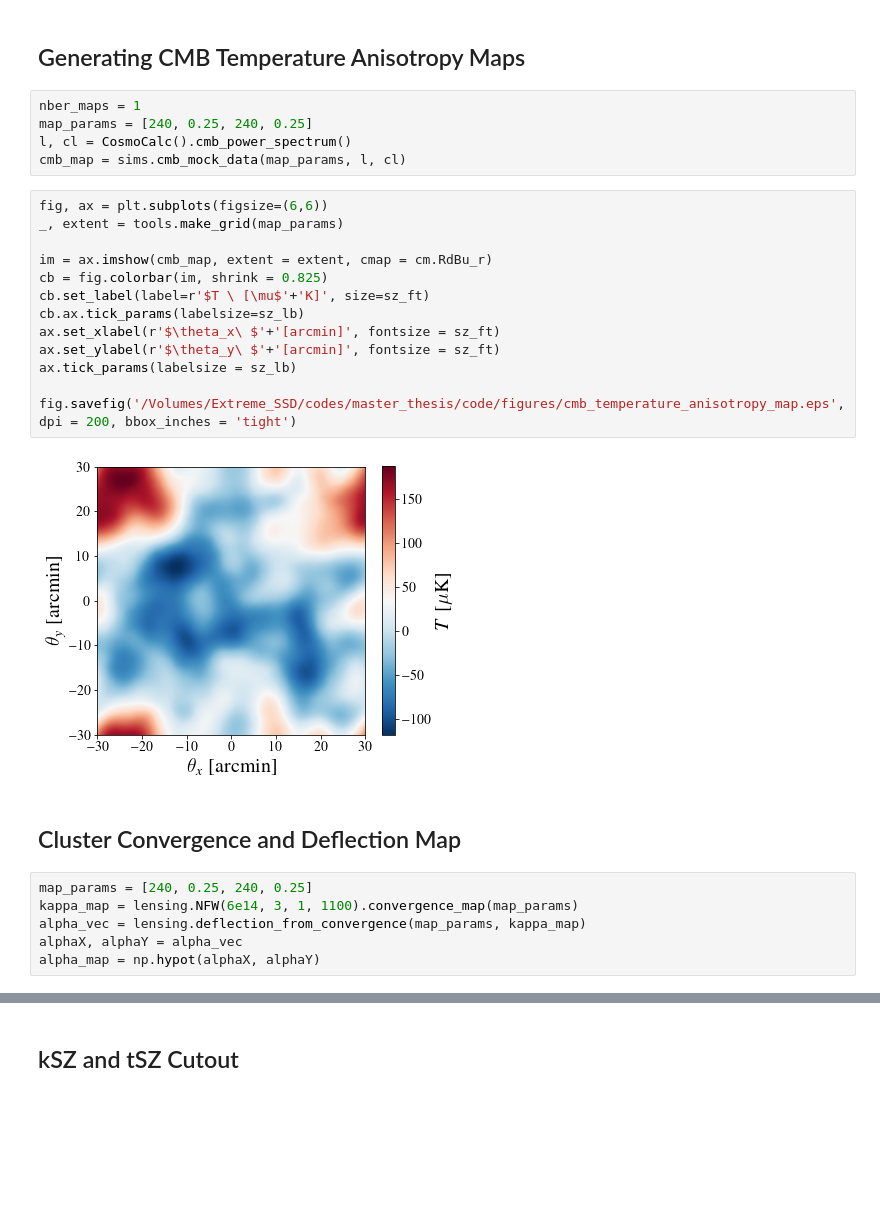
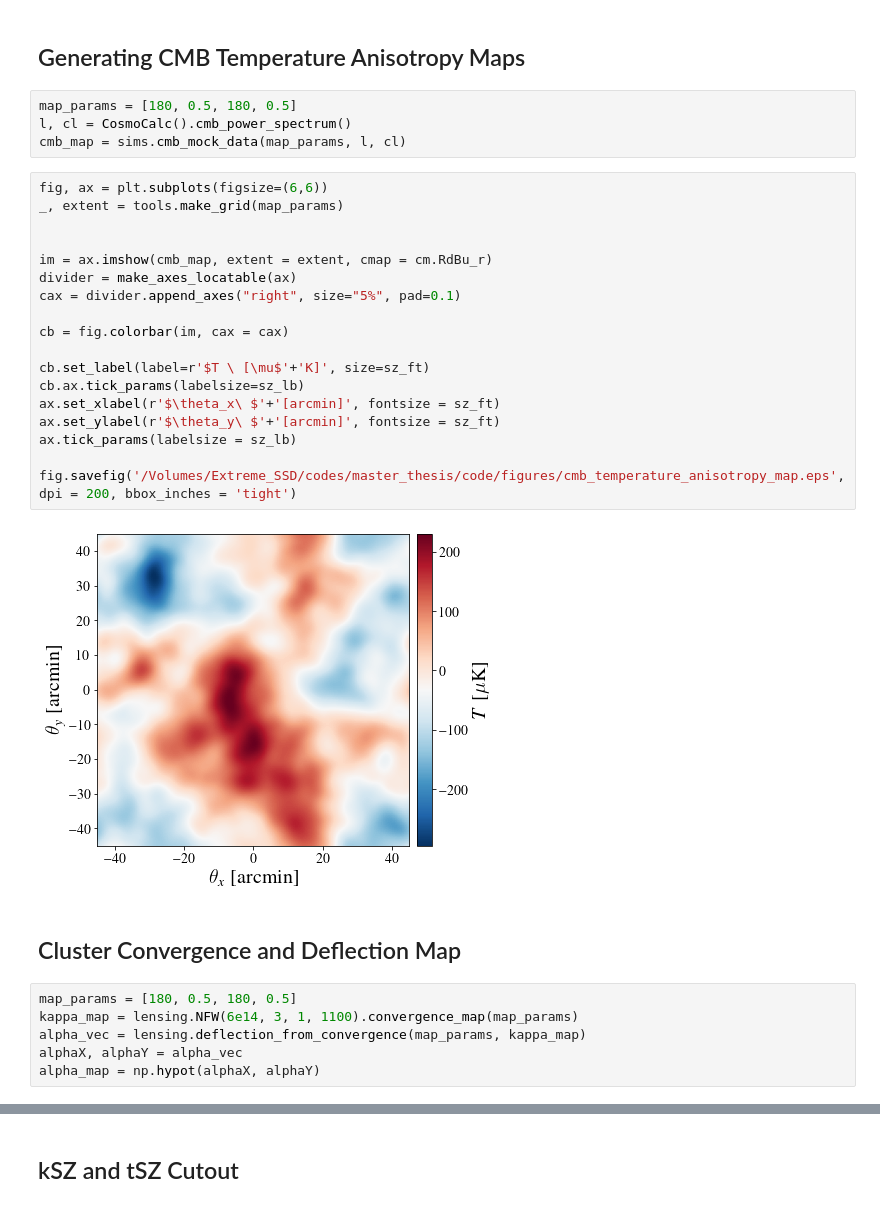
Before and after one commit to s6kelevy/cmb_lensing, a Jupyter notebook: chapter3.ipynb, the cells around one changed output, grey strips where cells are left out. Cells and saved outputs as stored; diff of their text form; blank space fills up the shorter version.

```diff
--- a/chapter3.ipynb
+++ b/chapter3.ipynb
@@ -23,29 +24,33 @@ import experiments as exp
 # %% [markdown]
 ## Generating CMB Temperature Anisotropy Maps
 # %%
-nber_maps = 1
-map_params = [240, 0.25, 240, 0.25]
+map_params = [180, 0.5, 180, 0.5]
 l, cl = CosmoCalc().cmb_power_spectrum()
 cmb_map = sims.cmb_mock_data(map_params, l, cl)
 # %%
 fig, ax = plt.subplots(figsize=(6,6))
 _, extent = tools.make_grid(map_params)
 
+
 im = ax.imshow(cmb_map, extent = extent, cmap = cm.RdBu_r)
-cb = fig.colorbar(im, shrink = 0.825)
+divider = make_axes_locatable(ax)
+cax = divider.append_axes("right", size="5%", pad=0.1)
+
+cb = fig.colorbar(im, cax = cax)
+
 cb.set_label(label=r'$T \ [\mu$'+'K]', size=sz_ft)
 cb.ax.tick_params(labelsize=sz_lb)
 ax.set_xlabel(r'$\theta_x\ $'+'[arcmin]', fontsize = sz_ft)
 ax.set_ylabel(r'$\theta_y\ $'+'[arcmin]', fontsize = sz_ft)
 ax.tick_params(labelsize = sz_lb)
 
 fig.savefig('/Volumes/Extreme_SSD/codes/master_thesis/code/figures/cmb_temperature_anisotropy_map.eps', dpi = 200, bbox_inches = 'tight')
 # %% [output]
-[figure, old version]
+[figure, new version]
 # %% [markdown]
 ## Cluster Convergence and Deflection Map
 # %%
-map_params = [240, 0.25, 240, 0.25]
+map_params = [180, 0.5, 180, 0.5]
 kappa_map = lensing.NFW(6e14, 3, 1, 1100).convergence_map(map_params)
 alpha_vec = lensing.deflection_from_convergence(map_params, kappa_map)
 alphaX, alphaY = alpha_vec
```
Also changed, not shown: parts of 11 cells of this notebook, 11 other files.
